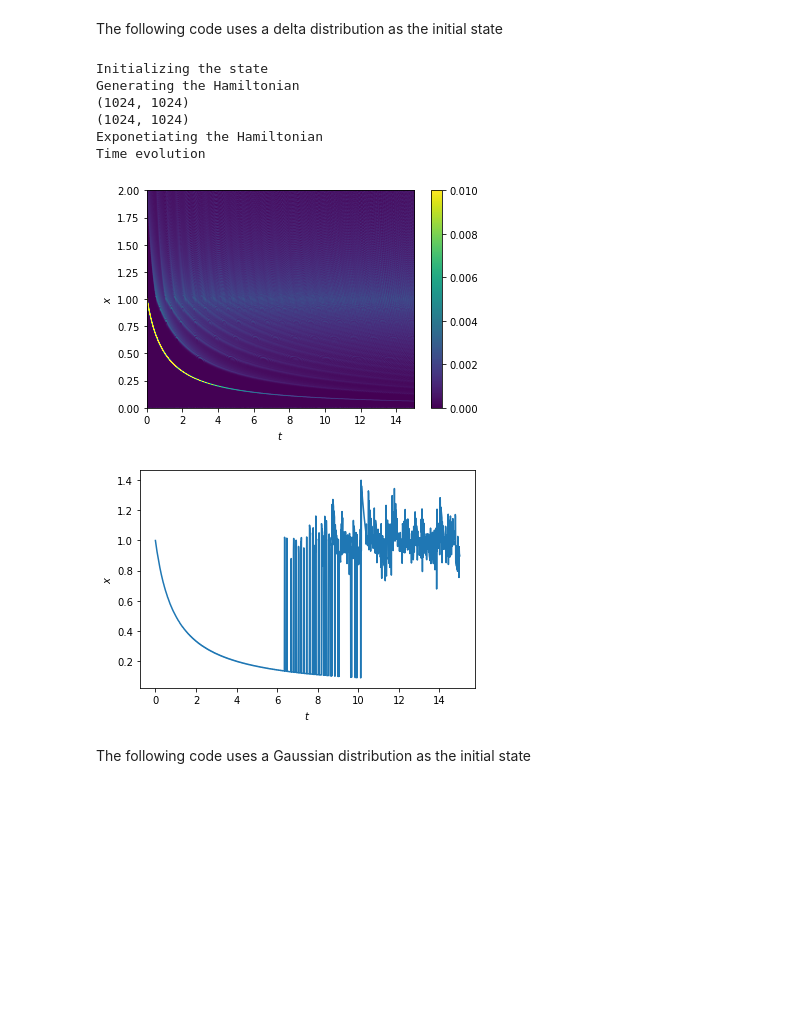
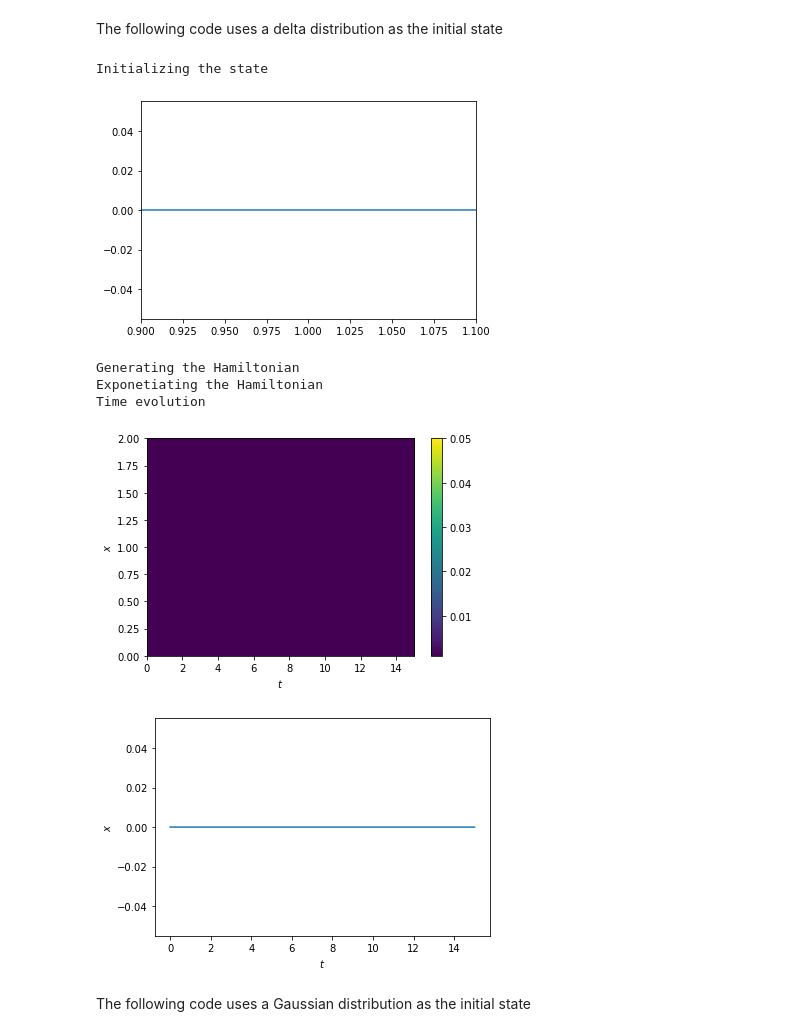
Before and after one commit to 1MChristensen/PhD-Work, a Jupyter notebook: Linearisation/KvN/KvN.ipynb, the cells around one changed output. Drawn from its saved outputs; the diff is of its cells as text; code cells hidden in the pictures; blank space fills up the shorter version.

```diff
--- a/Linearisation/KvN/KvN.ipynb
+++ b/Linearisation/KvN/KvN.ipynb
@@ -16,42 +16,41 @@ import KvN_tools as kvn
 n_qubits = 10
 n_grid = 2**n_qubits
 grid_extent = (0,2)
 x = np.linspace(*grid_extent, n_grid)
 
 # Set up time
 n_steps = 1500
 delta = 0.01
 t = np.linspace(0, n_steps*delta, n_steps)
 
 # Set up the initial state (delta in this case)
-psi = kvn.psi0(x, 1)
+psi = kvn.psi0(x, 1, type='gaussian', plot=True)
 
 # Generate the Hamiltonian to solve generic quadratic ODE,
 # i.e. ax^2 + bx + c where a,b,c are in params list
 params = (-1,0,0)
 #H = kvn.KvN_hamiltonian(x, params)
 
 # Time evolve the state
 #psi_store = kvn.time_evolution(H, psi, delta, n_steps)
 
 # Plot the results
 #kvn.plot_evolution(x, psi_store, t, save=True)
 #kvn.plot_mode(x, psi_store, t, plot_analytical=False, params=(-1,0,0), save=True)
 #kvn.plot_std(x, psi_store, t)
 
 H_vec = kvn.KvN_hamiltonian_vec(x, params)
 psi_store = kvn.time_evolution(H_vec, psi, delta, n_steps)
-kvn.plot_evolution(x, psi_store, t, save=True)
+kvn.plot_evolution(x, psi_store, t, save=True,  vmax=0.05)
 kvn.plot_mode(x, psi_store, t, plot_analytical=False, params=(-1,0,0), save=False)
 # %% [output]
 Initializing the state
-Generating the Hamiltonian
-(1024, 1024)
-(1024, 1024)
-Exponetiating the Hamiltonian
-Time evolution
-[figure, old version]
+[figure, new version]
+Generating the Hamiltonian
+Exponetiating the Hamiltonian
+Time evolution
-[figure, old version]
+[figure, new version]
+[figure, added]
 # %% [markdown]
 The following code uses a Gaussian distribution as the initial state
 # %%
```
Also changed, not shown: parts of 1 cell of this notebook, 11 other files.
